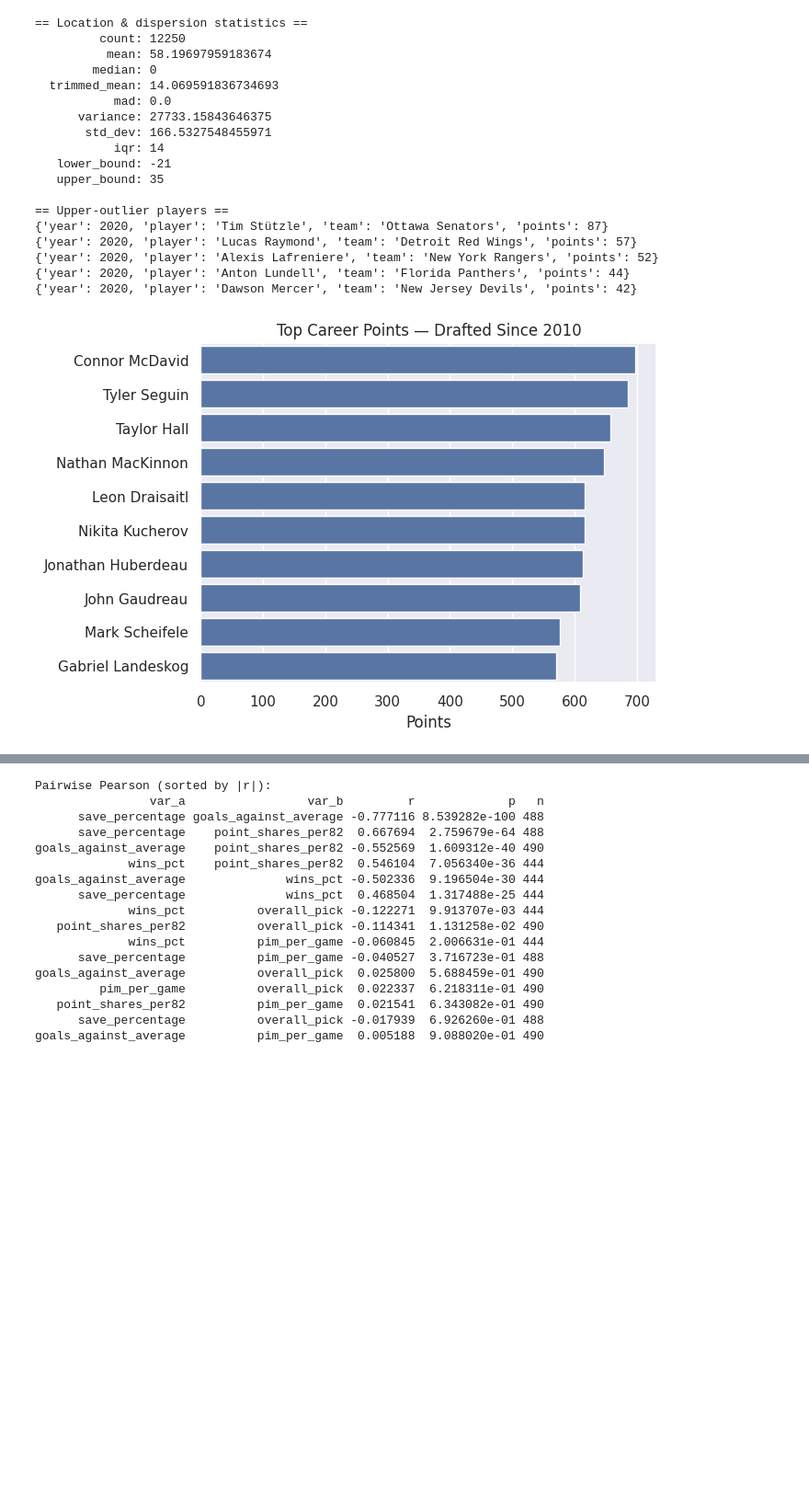
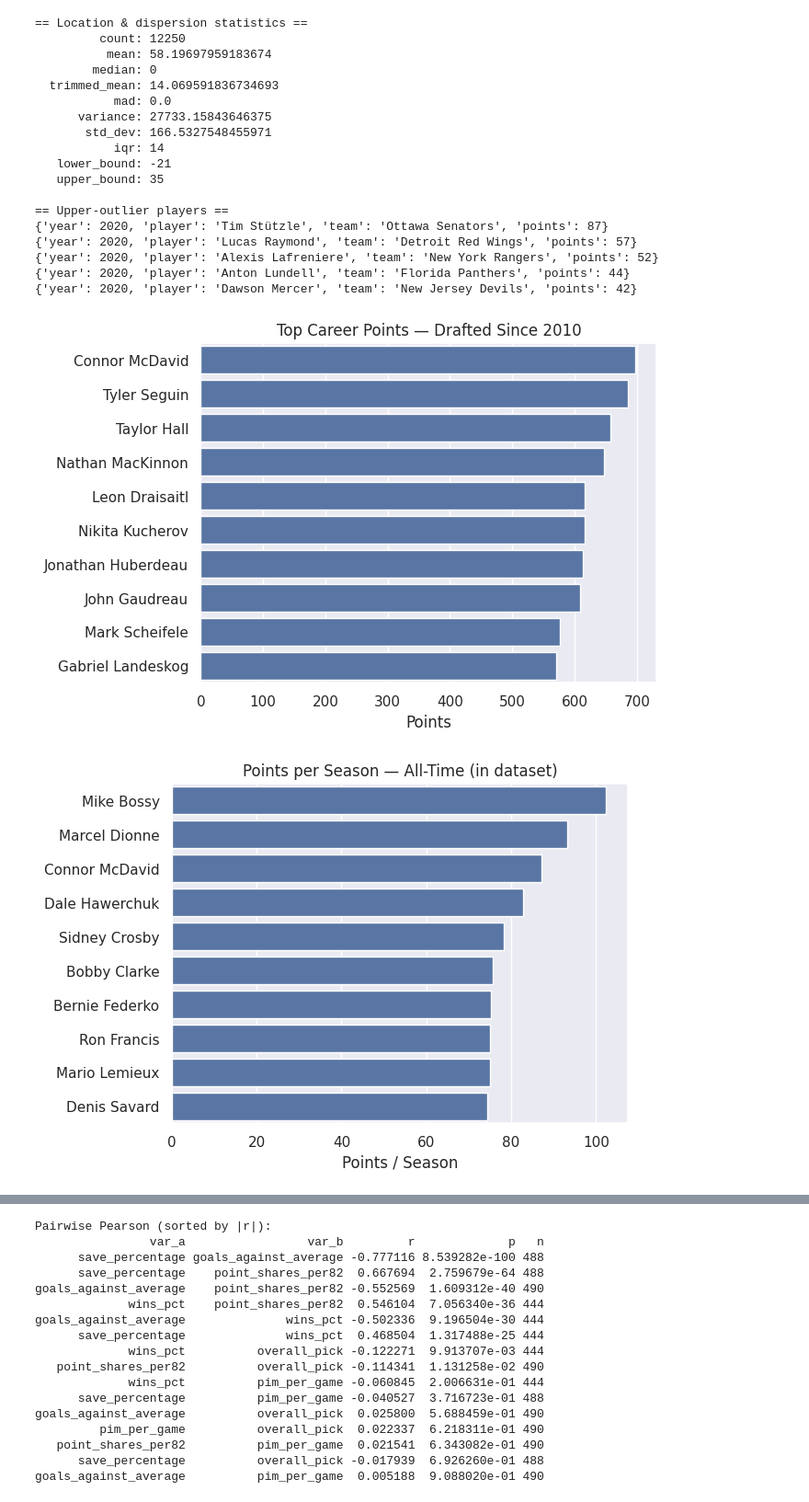
Before and after one commit to tomasdevelopment/PuckInsights, a Jupyter notebook: notebooks/sportsstatistics.ipynb, the cells around one changed output, grey strips where cells are left out. Shown at 92% size. Drawn from its saved outputs; the diff is of its cells as text; code cells hidden in the pictures; blank space fills up the shorter version.

```diff
--- a/notebooks/sportsstatistics.ipynb
+++ b/notebooks/sportsstatistics.ipynb
@@ -218,18 +220,35 @@ for rec in groups_dict["upper_players"][:5]:  # show first 5 only
 # %%
 #Mcdavid Analytics
 # Filter recent draft years
 recent_players = hockey_clean[hockey_clean["year"] >= 2010].copy()
 
 # Sort by career points in dataset
 top_recent = recent_players.sort_values("points", ascending=False).head(10)
 
 import seaborn as sns
 import matplotlib.pyplot as plt
 
 sns.barplot(data=top_recent, x="points", y="player")
 plt.title("Top Career Points — Drafted Since 2010")
 plt.xlabel("Points")
 plt.ylabel("")
 plt.show()
+
+
+hockey_clean["years_played"] = hockey_clean["to_year"] - hockey_clean["year"] + 1
+hockey_clean["points_per_season"] = hockey_clean["points"] / hockey_clean["years_played"]
+
+top_rate = (
+    hockey_clean[hockey_clean["points"] > 0]
+    .sort_values("points_per_season", ascending=False)
+    .head(10)
+)
+
+sns.barplot(data=top_rate, x="points_per_season", y="player")
+plt.title("Points per Season — All-Time (in dataset)")
+plt.xlabel("Points / Season")
+plt.ylabel("")
+plt.show()
 # %% [output]
 [figure]
+[figure, added]
```
Also changed, not shown: parts of 10 cells of this notebook.
